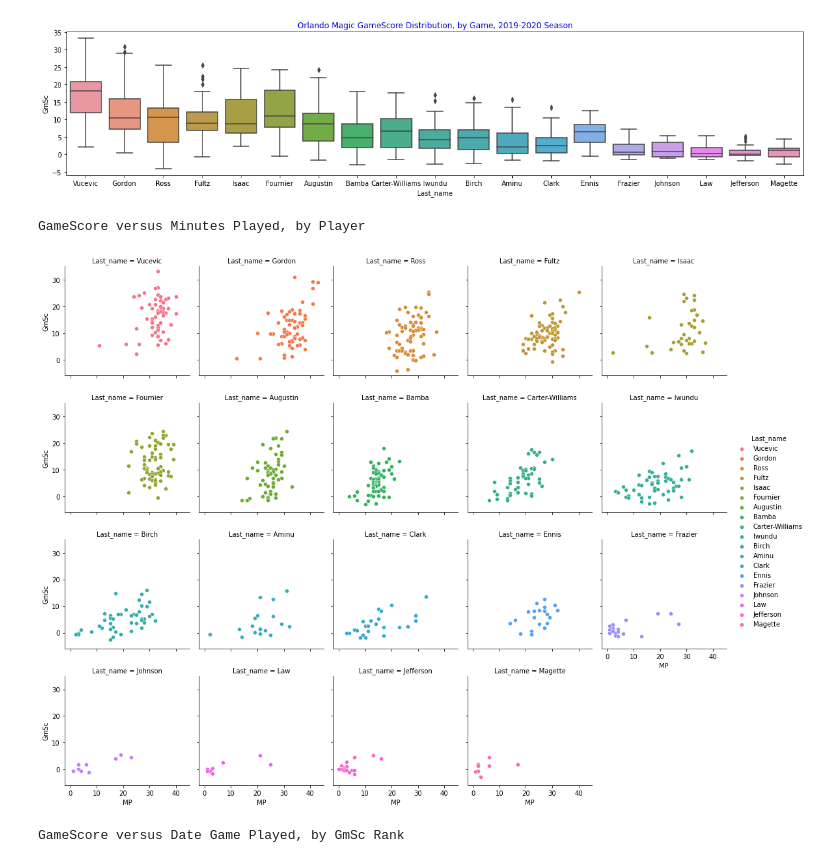
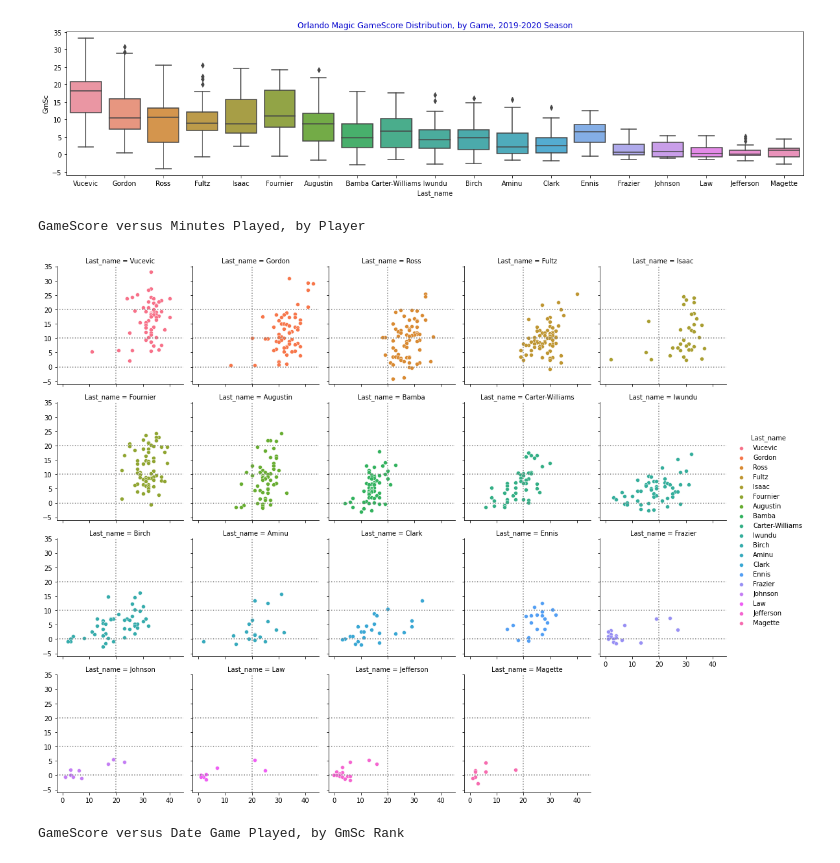
Before and after one commit to adrianjaymayer/Orlando-Magic-GameScore-Stats-and-Graphics-2020_21-Season, a Jupyter notebook: Scripts/Magic1920.ipynb, the cells around one changed output. Saved outputs shown, nothing was run; the diff lists cells and outputs as text; code cells hidden in the pictures.

```diff
--- a/Scripts/Magic1920.ipynb
+++ b/Scripts/Magic1920.ipynb
@@ -54,13 +54,17 @@ plt.show()
 # %%
 grid = sns.FacetGrid(magic, col = 'Last_name', hue = 'Last_name', col_wrap=5)
 grid.map(sns.scatterplot, 'MP', 'GmSc')
+grid.map(plt.axhline, y=10, ls=":", c=".5")
+grid.map(plt.axhline, y=20, ls=":", c=".5")
+grid.map(plt.axhline, y=0, ls=":", c=".5")
+grid.map(plt.axvline, x=20, ls=":", c=".5")
 grid.add_legend()
 print ("\033[1m"+(colored("GameScore versus Minutes Played, by Player", 'blue'))+"\033[0m")
 plt.show()
 # Minutes played on x-axis, GameScore on y-axis
 # %% [output]
 GameScore versus Minutes Played, by Player
-[figure, old version]
+[figure, new version]
 # %%
 grid = sns.FacetGrid(magic, col = 'Date', hue = 'Date', col_wrap=5)
 grid.map(sns.scatterplot, 'Last_name', 'GmSc')
```
Also changed, not shown: parts of 1 cell of this notebook, 2 other files.
